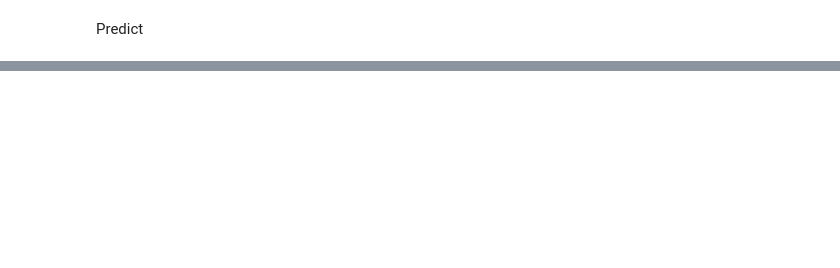
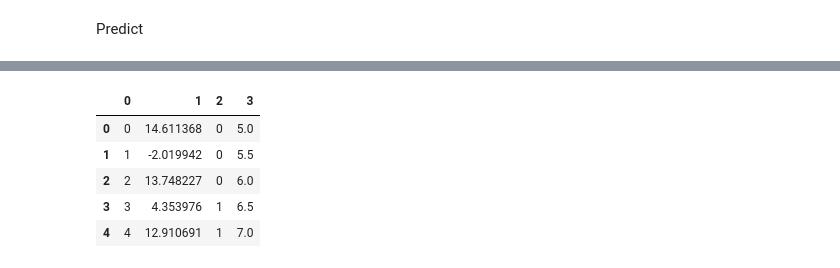
Before and after one commit to yighu/ml_fun, a Jupyter notebook: notebooks/LogisticRegression.ipynb, the cells around one changed output, grey strips where cells are left out. Saved outputs shown, nothing was run; the diff lists cells and outputs as text; code cells hidden in the pictures; blank space fills up the shorter version.

```diff
--- a/notebooks/LogisticRegression.ipynb
+++ b/notebooks/LogisticRegression.ipynb
@@ -225,0 +306,9 @@ accuracy/len(y)
+# %%
+df.head()
+# %% [output]
+|  | 0 | 1 | 2 | 3 |
+| 0 | 0 | 14.611368 | 0 | 5.0 |
+| 1 | 1 | -2.019942 | 0 | 5.5 |
+| 2 | 2 | 13.748227 | 0 | 6.0 |
+| 3 | 3 | 4.353976 | 1 | 6.5 |
+| 4 | 4 | 12.910691 | 1 | 7.0 |
```
Also changed, not shown: parts of 43 cells of this notebook, 3 other files.
